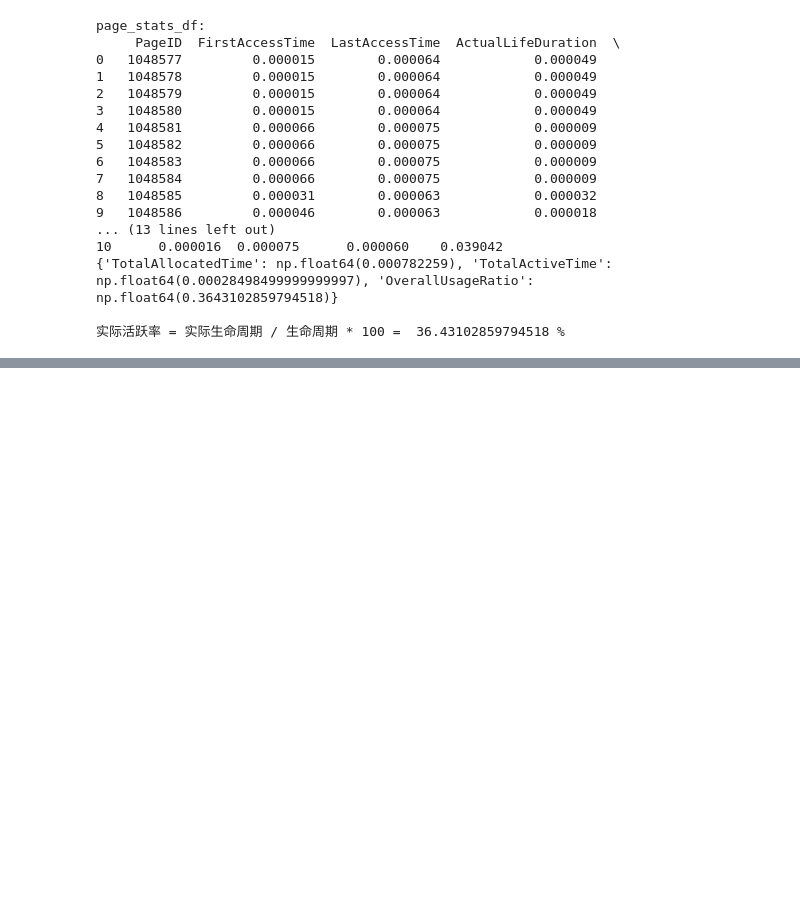
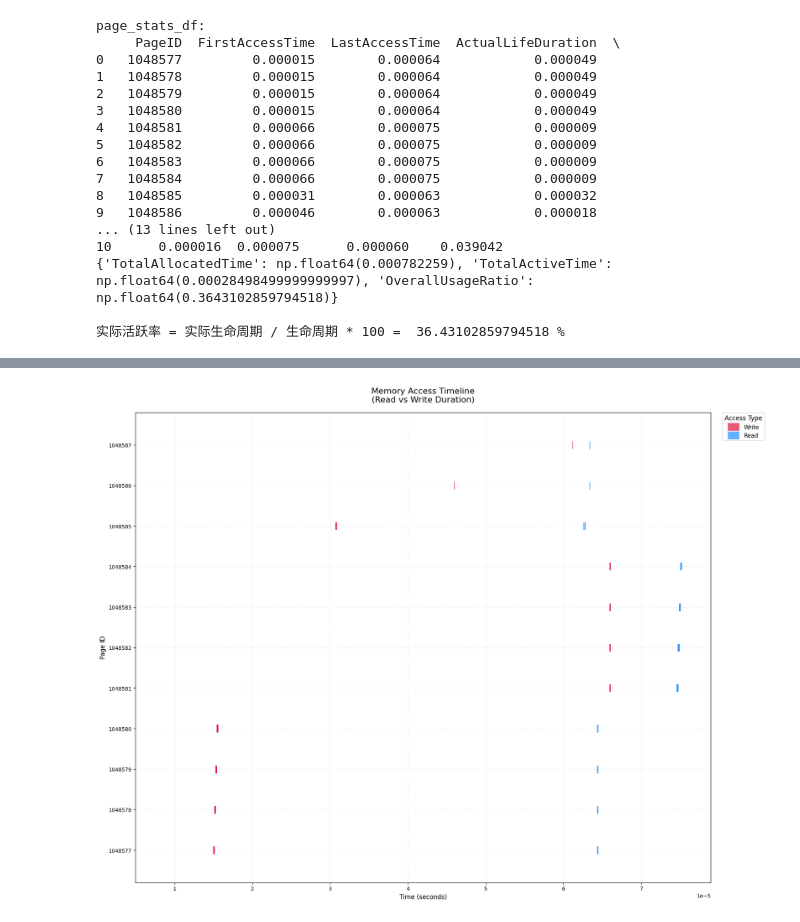
Before and after one commit to jianqiao673/mgpusim, a Jupyter notebook: plot/mem_timeline.ipynb, the cells around one changed output, grey strips where cells are left out. Drawn from its saved outputs; the diff is of its cells as text; code cells hidden in the pictures; blank space fills up the shorter version.

Commit message:
update mem_timeline.ipynb with access log plotting

```diff
--- a/plot/mem_timeline.ipynb
+++ b/plot/mem_timeline.ipynb
@@ -5,7 +7,7 @@ import pandas as pd
 from sqlalchemy import create_engine
 
 # 使用SQLAlchemy连接
-engine = create_engine('sqlite:///data/akita_sim_d14cldqquiqb3d2vnt80.sqlite3')  # 注意路径格式：sqlite:///
+engine = create_engine('sqlite:///data/relu.sqlite3')  # 注意路径格式：sqlite:///
 df = pd.read_sql_table('trace', engine)
 print(df.columns)
 print(df.head())
@@ -166,7 +220,7 @@ for _, row in page_af_stats_df.iterrows():
     plt.hlines(y=y_pos,
               xmin=row['AllocateTime'],
               xmax=row['FreeTime'],
-              colors='limegreen', linestyles='dashed', alpha=0.5, linewidth=1)
+              colors='black', linestyles='dashed', alpha=0.5, linewidth=1) # limegreen
 
 # 绘制读写访问时间线
 for _, row in page_rw_stats_df.iterrows():
@@ -215,6 +269,8 @@ plt.legend(by_label.values(), by_label.keys(),
 plt.subplots_adjust(right=0.85)  # 为图例留出15%的右侧空间
 
 plt.tight_layout()
+timeline_path = os.path.join(results_dir, 'memory_timeline.png')
+plt.savefig(timeline_path, dpi=300, bbox_inches='tight')
 plt.show()
 # %% [output]
 [figure]
@@ -265,0 +442,91 @@ page_stats_df:
+# %%
+import matplotlib.pyplot as plt
+
+plt.figure(figsize=(18, 14))
+
+# 创建统一的 y 轴映射（仅基于 rw_df 的 PageID）
+all_pages = sorted(rw_df['PageID'].unique())
+y_pos_map = {page: i for i, page in enumerate(all_pages)}
+
+# 绘制每个读写访问的持续时间（横线）
+for _, row in rw_df.iterrows():
+    y_pos = y_pos_map[row['PageID']]
+
+    # 根据访问类型选择颜色和样式
+    if row['AccessType'] == '*mem.ReadReq':
+        color = 'dodgerblue'
+        linestyle = '-'  # 实线表示读
+        label = 'Read' if _ == 0 or 'Read' not in plt.gca().get_legend_handles_labels()[1] else ''
+    else:  # '*mem.WriteReq'
+        color = 'crimson'
+        linestyle = '--'  # 虚线表示写
+        label = 'Write' if _ == 0 or 'Write' not in plt.gca().get_legend_handles_labels()[1] else ''
+
+    # 绘制横线（连接 StartTime 和 EndTime）
+    plt.hlines(
+        y=y_pos,
+        xmin=row['StartTime'],
+        xmax=row['EndTime'],
+        colors=color,
+        linestyles=linestyle,
+        alpha=0.7,
+        linewidth=15,
+        label=label
+    )
+
+    # 可选：在访问的起点和终点添加标记
+    # plt.scatter(
+    #     row['StartTime'], y_pos,
+    #     color=color,
+    #     marker='>',  # 右箭头表示开始
+    #     s=50,
+    #     alpha=0.9,
+    #     label=''  # 不重复添加图例
+    # )
+    # plt.scatter(
+    #     row['EndTime'], y_pos,
+    #     color=color,
+    #     marker='<',  # 左箭头表示结束
+    #     s=50,
+    #     alpha=0.9,
+    #     label=''
+    # )
+
+# 设置坐标轴
+plt.yticks(range(len(all_pages)), all_pages, fontsize=10)
+plt.xticks(fontsize=10)
+plt.xlabel('Time (seconds)', fontsize=12)
+plt.ylabel('Page ID', fontsize=12)
+plt.title('Memory Access Timeline\n(Read vs Write Duration)', fontsize=16, pad=20)
+
+# 调整坐标轴范围
+min_time = rw_df['StartTime'].min()
+max_time = rw_df['EndTime'].max()
+plt.xlim(left=min_time - 0.00001, right=max_time * 1.05)
+plt.ylim(bottom=-0.8, top=len(all_pages) - 0.2)
+
+# 添加网格线
+plt.grid(True, axis='x', linestyle=':', alpha=0.5)
+plt.grid(True, axis='y', linestyle=':', alpha=0.3)
+
+# 自定义图例（避免重复）
+handles, labels = plt.gca().get_legend_handles_labels()
+unique_labels = dict(zip(labels, handles))  # 去重
+plt.legend(
+    unique_labels.values(),
+    unique_labels.keys(),
+    bbox_to_anchor=(1.02, 1),
+    loc='upper left',
+    borderaxespad=0.,
+    frameon=True,
+    fontsize=11,
+    title='Access Type',
+    title_fontsize=12
+)
+
+# 调整布局
+plt.subplots_adjust(right=0.85)
+plt.tight_layout()
+plt.show()
+# %% [output]
+[figure, added]
```
Also changed, not shown: parts of 7 cells of this notebook, 2 other files.
